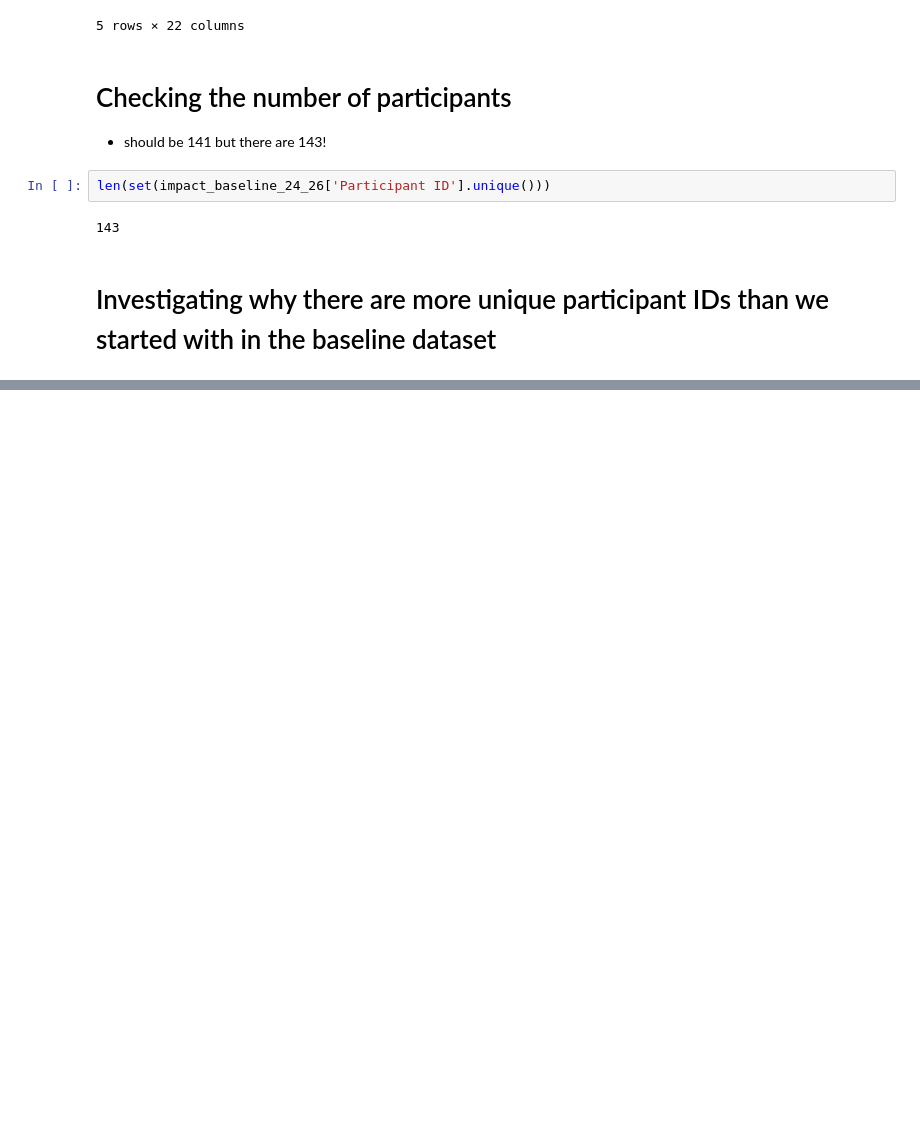
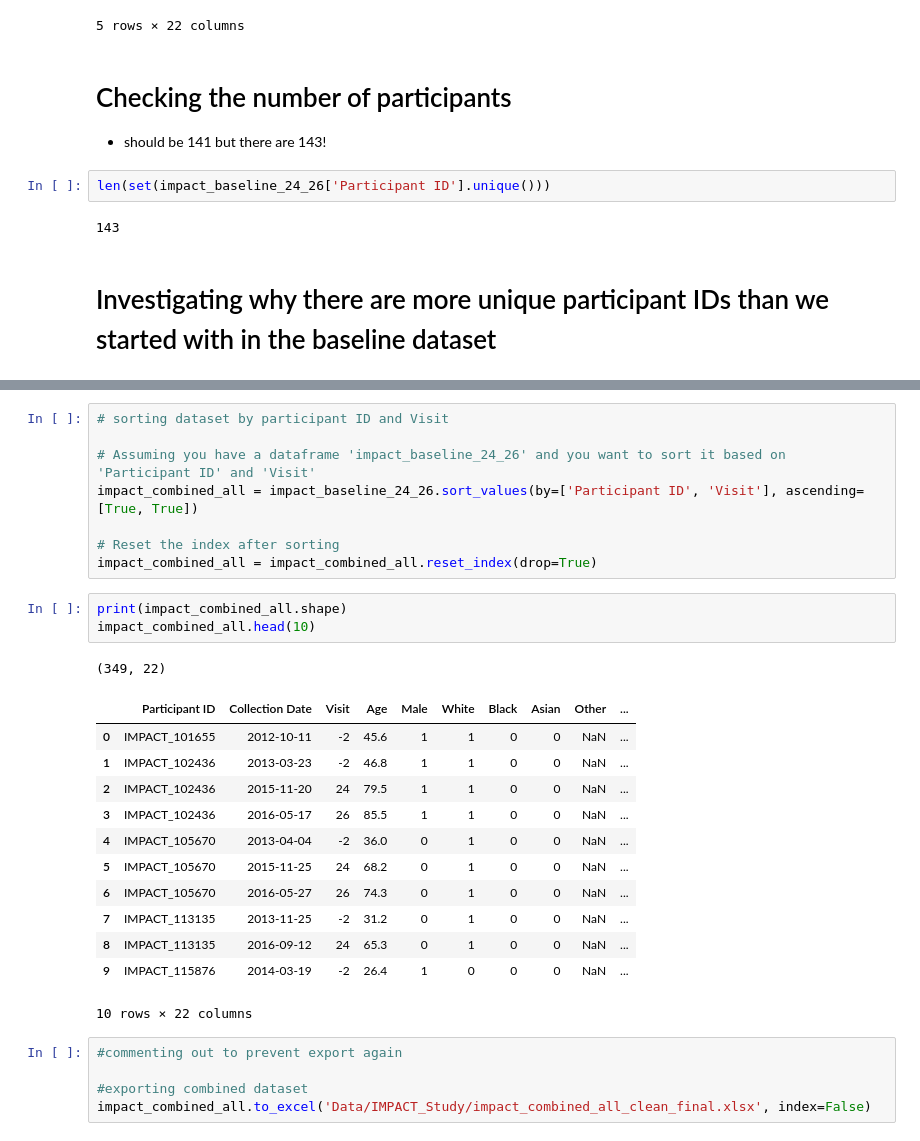
Before and after one commit to aleksgeorgi/drgryak-summerreasearch, a Jupyter notebook: Combining_All_Visits_Notebook.ipynb, the cells around one changed output, grey strips where cells are left out. Cells and saved outputs as stored; diff of their text form; blank space fills up the shorter version.

```diff
--- a/Combining_All_Visits_Notebook.ipynb
+++ b/Combining_All_Visits_Notebook.ipynb
@@ -99,0 +112,30 @@ len(set(all_list))
+# %%
+# sorting dataset by participant ID and Visit
+
+# Assuming you have a dataframe 'impact_baseline_24_26' and you want to sort it based on 'Participant ID' and 'Visit'
+impact_combined_all = impact_baseline_24_26.sort_values(by=['Participant ID', 'Visit'], ascending=[True, True])
+
+# Reset the index after sorting
+impact_combined_all = impact_combined_all.reset_index(drop=True)
+# %%
+print(impact_combined_all.shape)
+impact_combined_all.head(10)
+# %% [output]
+(349, 22)
+|  | Participant ID | Collection Date | Visit | Age | Male | White | Black | Asian | Other | ... |
+| 0 | IMPACT_101655 | 2012-10-11 | -2 | 45.6 | 1 | 1 | 0 | 0 | NaN | ... |
+| 1 | IMPACT_102436 | 2013-03-23 | -2 | 46.8 | 1 | 1 | 0 | 0 | NaN | ... |
+| 2 | IMPACT_102436 | 2015-11-20 | 24 | 79.5 | 1 | 1 | 0 | 0 | NaN | ... |
+| 3 | IMPACT_102436 | 2016-05-17 | 26 | 85.5 | 1 | 1 | 0 | 0 | NaN | ... |
+| 4 | IMPACT_105670 | 2013-04-04 | -2 | 36.0 | 0 | 1 | 0 | 0 | NaN | ... |
+| 5 | IMPACT_105670 | 2015-11-25 | 24 | 68.2 | 0 | 1 | 0 | 0 | NaN | ... |
+| 6 | IMPACT_105670 | 2016-05-27 | 26 | 74.3 | 0 | 1 | 0 | 0 | NaN | ... |
+| 7 | IMPACT_113135 | 2013-11-25 | -2 | 31.2 | 0 | 1 | 0 | 0 | NaN | ... |
+| 8 | IMPACT_113135 | 2016-09-12 | 24 | 65.3 | 0 | 1 | 0 | 0 | NaN | ... |
+| 9 | IMPACT_115876 | 2014-03-19 | -2 | 26.4 | 1 | 0 | 0 | 0 | NaN | ... |
+10 rows × 22 columns
+# %%
+#commenting out to prevent export again
+
+#exporting combined dataset
+impact_combined_all.to_excel('Data/IMPACT_Study/impact_combined_all_clean_final.xlsx', index=False)
```
Also changed, not shown: parts of 10 cells of this notebook, 3 other files.
